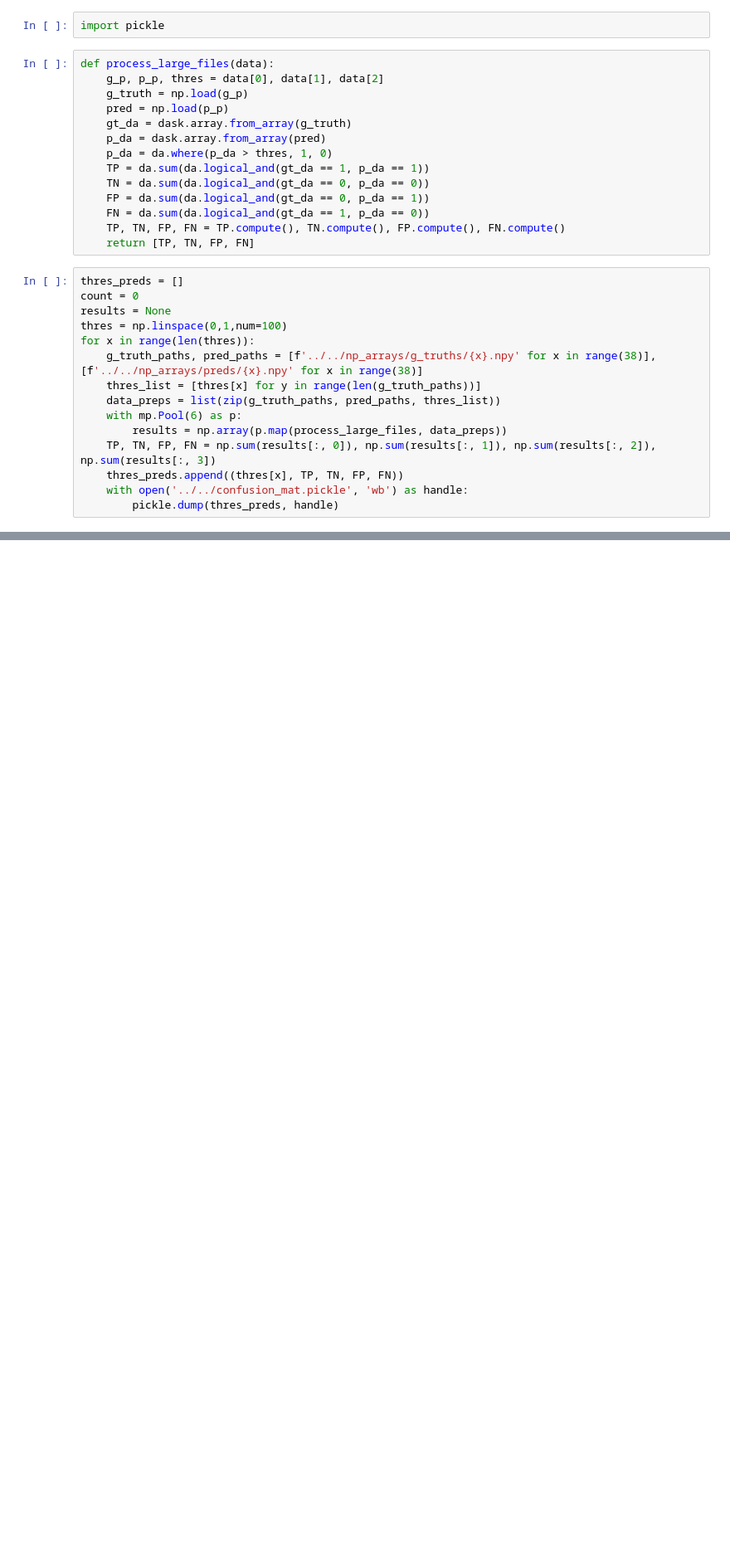
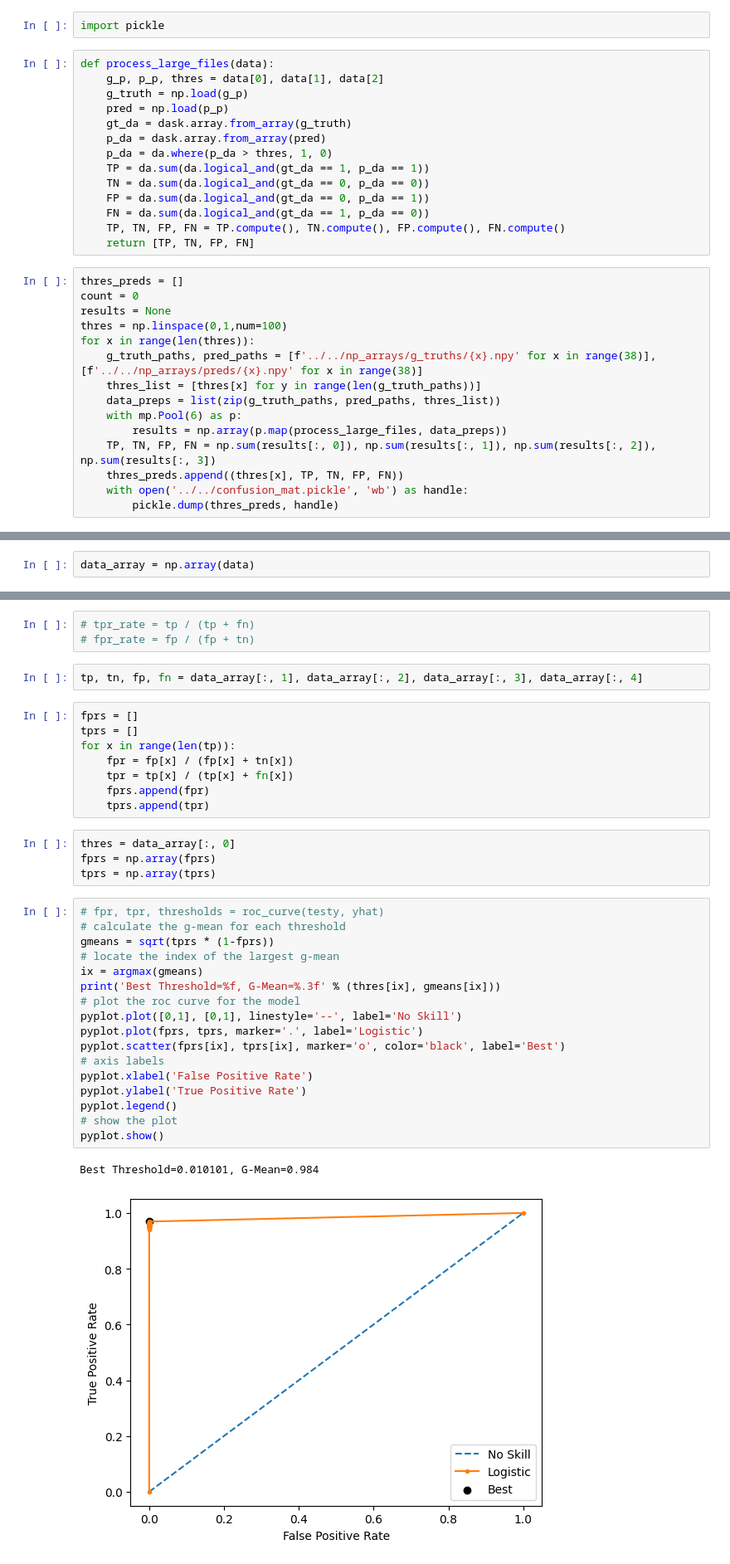
Before and after one commit to yashchks87/ship_segmentation, a Jupyter notebook: notebooks/model_analysis.ipynb, the cells around one changed output, grey strips where cells are left out. Shown at 83% size. Drawn from its saved outputs; the diff is of its cells as text; blank space fills up the shorter version.

Commit message:
AUC and ROC curve data generated.

```diff
--- a/notebooks/model_analysis.ipynb
+++ b/notebooks/model_analysis.ipynb
@@ -276,0 +285,2 @@ for x in range(len(thres)):
+# %%
+data_array = np.array(data)
@@ -276,0 +289,37 @@ for x in range(len(thres)):
+# %%
+# tpr_rate = tp / (tp + fn)
+# fpr_rate = fp / (fp + tn)
+# %%
+tp, tn, fp, fn = data_array[:, 1], data_array[:, 2], data_array[:, 3], data_array[:, 4]
+# %%
+fprs = []
+tprs = []
+for x in range(len(tp)):
+    fpr = fp[x] / (fp[x] + tn[x])
+    tpr = tp[x] / (tp[x] + fn[x])
+    fprs.append(fpr)
+    tprs.append(tpr)
+# %%
+thres = data_array[:, 0]
+fprs = np.array(fprs)
+tprs = np.array(tprs)
+# %%
+# fpr, tpr, thresholds = roc_curve(testy, yhat)
+# calculate the g-mean for each threshold
+gmeans = sqrt(tprs * (1-fprs))
+# locate the index of the largest g-mean
+ix = argmax(gmeans)
+print('Best Threshold=%f, G-Mean=%.3f' % (thres[ix], gmeans[ix]))
+# plot the roc curve for the model
+pyplot.plot([0,1], [0,1], linestyle='--', label='No Skill')
+pyplot.plot(fprs, tprs, marker='.', label='Logistic')
+pyplot.scatter(fprs[ix], tprs[ix], marker='o', color='black', label='Best')
+# axis labels
+pyplot.xlabel('False Positive Rate')
+pyplot.ylabel('True Positive Rate')
+pyplot.legend()
+# show the plot
+pyplot.show()
+# %% [output]
+Best Threshold=0.010101, G-Mean=0.984
+[figure, added]
```
Also changed, not shown: parts of 5 cells of this notebook.
